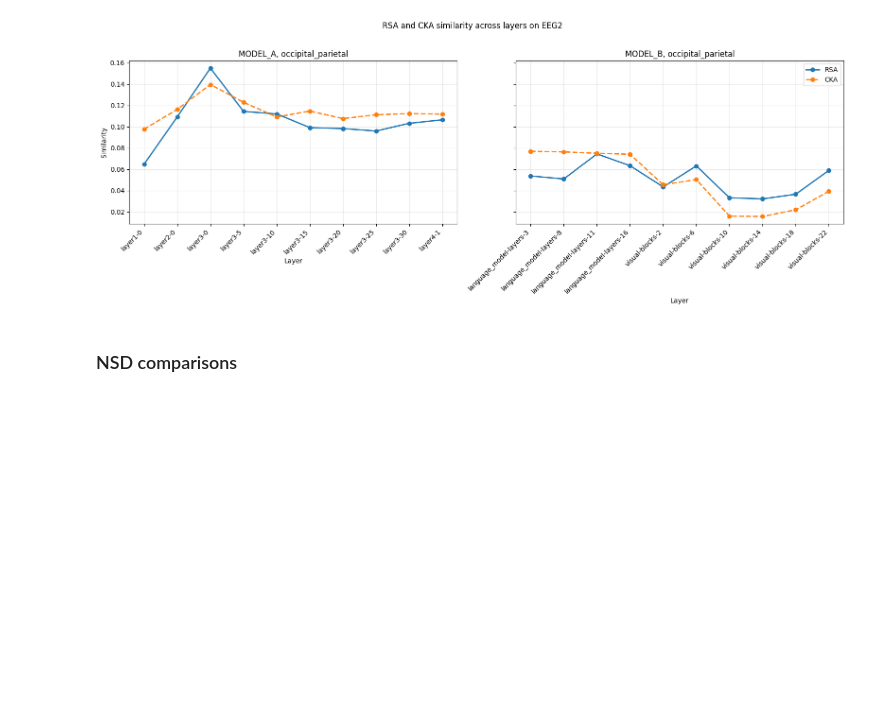
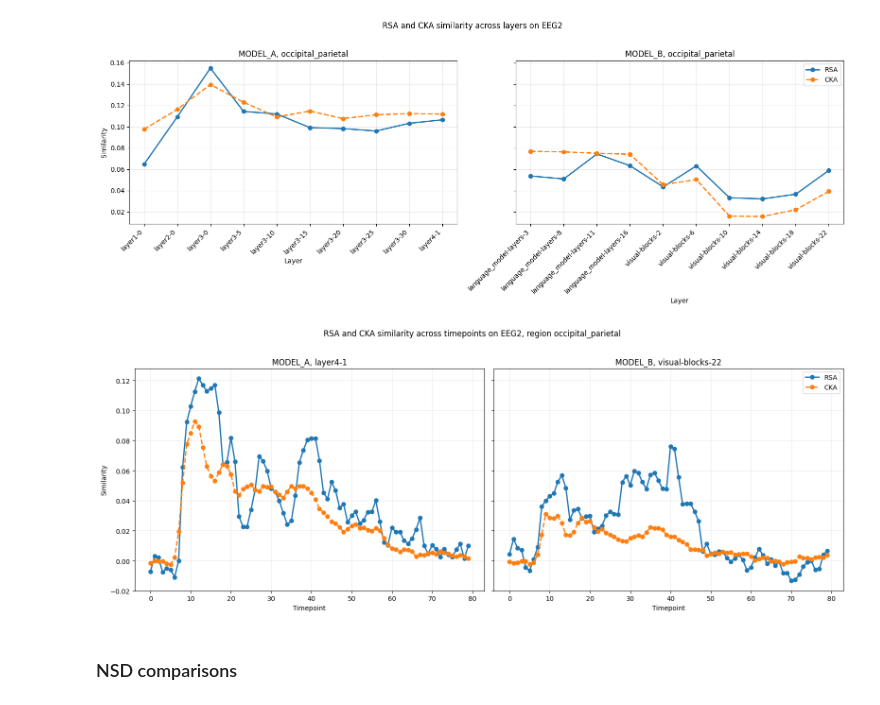
Before and after one commit to LyaoDzin/NX-414-brain-like-project, a Jupyter notebook: project/nx414_project_2026.ipynb, the cells around one changed output. Saved outputs shown, nothing was run; the diff lists cells and outputs as text; code cells hidden in the pictures; blank space fills up the shorter version.

```diff
--- a/project/nx414_project_2026.ipynb
+++ b/project/nx414_project_2026.ipynb
@@ -1422,6 +1422,39 @@ def plot_similarity_across_regions(dataset: Dataset, model_a_rsa_cka, model_b_rs
     fig.suptitle(f"RSA and CKA similarity across regions on {dataset.name}", y=1.02)
     fig.tight_layout()
     plt.show()
+
+def plot_similarity_across_timepoints(
+    model_a_rsa_cka,
+    model_b_rsa_cka,
+    region_label,
+    layer_labels,
+    timepoints: range = range(80),
+):
+    """
+    Plot RSA and CKA similarity across timepoints of EEG2 for a specific layer and region with two side-by-side plots, one for each model.
+    """
+    dataset = Dataset.EEG2
+
+    fig, axes = plt.subplots(1, 2, figsize=(16, 6), sharey=True)
+
+    for ax, rsa_scores, cka_scores, title in [
+        (axes[0], model_a_rsa_cka[0], model_a_rsa_cka[1], f"MODEL_A, {layer_labels[0]}"),
+        (axes[1], model_b_rsa_cka[0], model_b_rsa_cka[1], f"MODEL_B, {layer_labels[1]}"),
+    ]:
+        rsa_values = [rsa_scores.get(tp, np.nan) for tp in timepoints]
+        cka_values = [cka_scores.get(tp, np.nan) for tp in timepoints]
+
+        ax.plot(list(timepoints), rsa_values, label="RSA", marker="o", linewidth=2)
+        ax.plot(list(timepoints), cka_values, label="CKA", marker="o", linewidth=2, linestyle="--")
+        ax.set_xlabel("Timepoint")
+        ax.set_title(title)
+        ax.grid(True, alpha=0.25)
+
+    axes[0].set_ylabel("Similarity")
+    axes[1].legend(loc="best")
+    fig.suptitle(f"RSA and CKA similarity across timepoints on {dataset.name}, region {region_label}", y=1.02)
+    fig.tight_layout()
+    plt.show()
 # %%
 rsa = RepresentationalSimilarityAnalysis(dissimilarity="correlation", similarity_metric="spearman")
 cka = CenteredKernelAlignment(dtype=np.float64)
@@ -1663,6 +1795,20 @@ Comparing MODEL_B with EEG2 occipital_parietal test responses:
   Layer visual-blocks-18: RSA similarity = 0.0365, CKA similarity = 0.0219
   Layer visual-blocks-22: RSA similarity = 0.0589, CKA similarity = 0.0393
 [figure]
+# %%
+region = "occipital_parietal"
+
+layer_a = Model.MODEL_A.layers[-1]
+layer_b = Model.MODEL_B.layers[-1]
+
+dataset = Dataset.EEG2
+# UNCOMMENT IF NEEDED, takes ~3-5 minutes to run
+# model_a_rsa_cka = compute_similarity_across_timepoints(layer=layer_a, model=Model.MODEL_A, region=region)
+# model_b_rsa_cka = compute_similarity_across_timepoints(layer=layer_b, model=Model.MODEL_B, region=region)
+
+plot_similarity_across_timepoints(model_a_rsa_cka, model_b_rsa_cka, region, [layer_a, layer_b])
+# %% [output]
+[figure, added]
 # %% [markdown]
 ### NSD comparisons
 # %%
```
Also changed, not shown: parts of 1 cell of this notebook.
